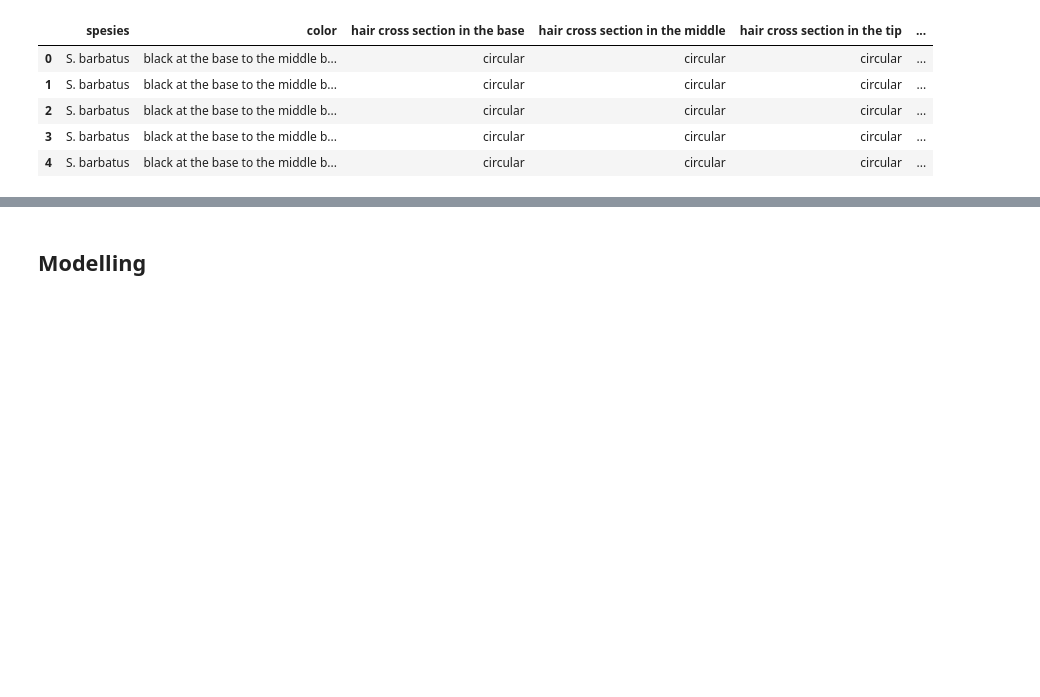
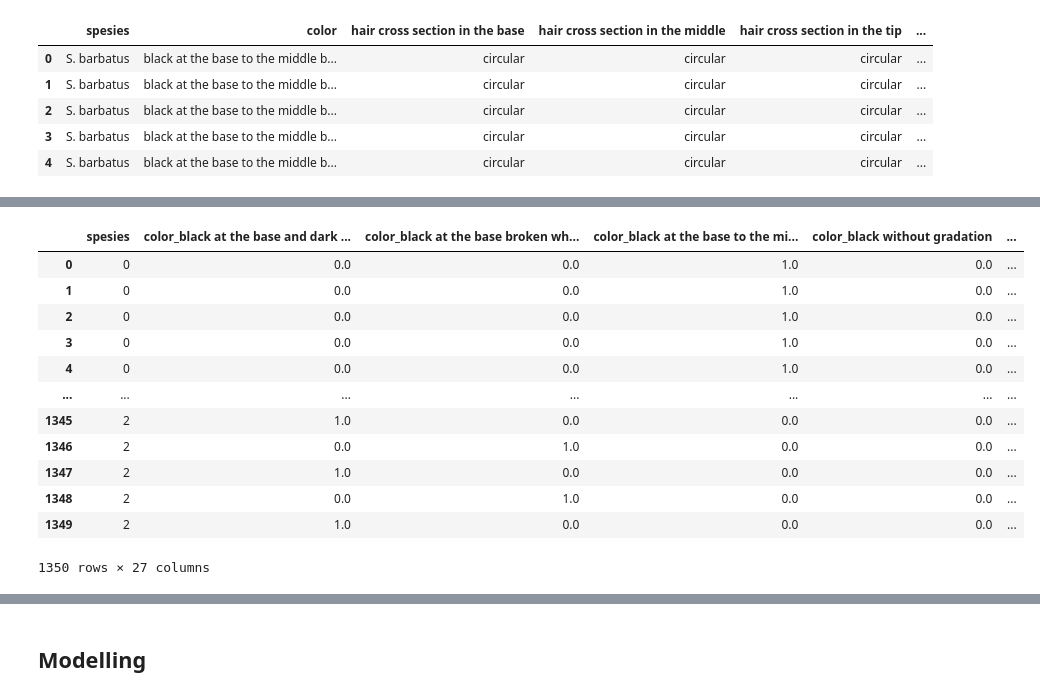
Before and after one commit to rianaditro/classification_web_app, a Jupyter notebook: classification_C5_KNN.ipynb, the cells around one changed output, grey strips where cells are left out. Drawn from its saved outputs; the diff is of its cells as text; code cells hidden in the pictures; blank space fills up the shorter version.

```diff
--- a/classification_C5_KNN.ipynb
+++ b/classification_C5_KNN.ipynb
@@ -234,0 +283,5 @@ tree_df.head()
+# %%
+# transform column with 2 variance
+le.fit(corr_df['hair cross section in the tip'])
+print(list(zip(le.classes_, le.transform(le.classes_))))
+corr_df['hair cross section in the tip'] = le.transform(corr_df['hair cross section in the tip'])
@@ -234,0 +337,17 @@ tree_df.head()
+# %%
+final_df = pd.concat([corr_df['spesies'], long_df, corr_df[['hair cross section in the tip','d rambut', 'd medula', 'index medula']]], axis=1, join='inner')
+final_df
+# %% [output]
+|  | spesies | color_black at the base and dark ... | color_black at the base broken wh... | color_black at the base to the mi... | color_black without gradation | ... |
+| 0 | 0 | 0.0 | 0.0 | 1.0 | 0.0 | ... |
+| 1 | 0 | 0.0 | 0.0 | 1.0 | 0.0 | ... |
+| 2 | 0 | 0.0 | 0.0 | 1.0 | 0.0 | ... |
+| 3 | 0 | 0.0 | 0.0 | 1.0 | 0.0 | ... |
+| 4 | 0 | 0.0 | 0.0 | 1.0 | 0.0 | ... |
+| ... | ... | ... | ... | ... | ... | ... |
+| 1345 | 2 | 1.0 | 0.0 | 0.0 | 0.0 | ... |
+| 1346 | 2 | 0.0 | 1.0 | 0.0 | 0.0 | ... |
+| 1347 | 2 | 1.0 | 0.0 | 0.0 | 0.0 | ... |
+| 1348 | 2 | 0.0 | 1.0 | 0.0 | 0.0 | ... |
+| 1349 | 2 | 1.0 | 0.0 | 0.0 | 0.0 | ... |
+1350 rows × 27 columns
```
Also changed, not shown: parts of 52 cells of this notebook.
